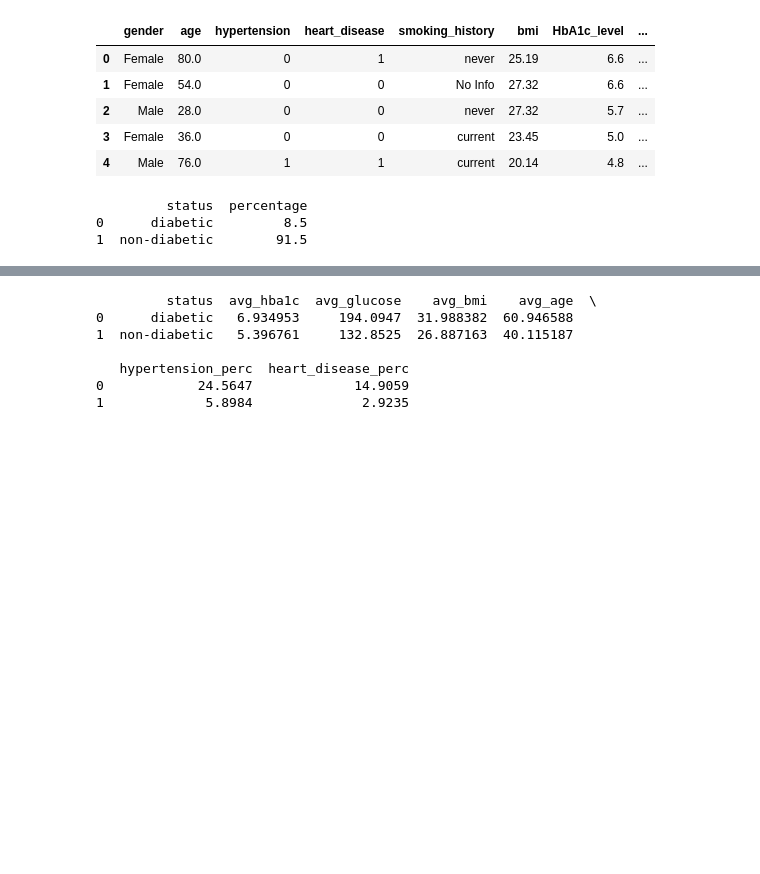
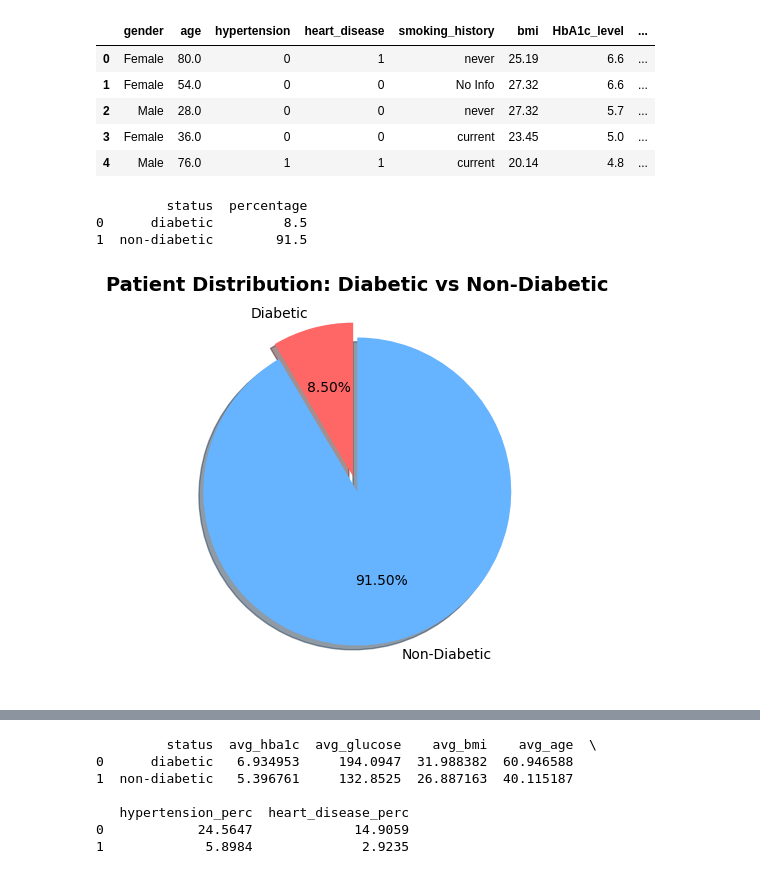
Before and after one commit to kunwarsaurav/disease-prediction-, a Jupyter notebook: eda.ipynb, the cells around one changed output, grey strips where cells are left out. Drawn from its saved outputs; the diff is of its cells as text; code cells hidden in the pictures; blank space fills up the shorter version.

```diff
--- a/eda.ipynb
+++ b/eda.ipynb
@@ -22,14 +24,36 @@ df.head()
 # %%
 with open('sql/percentage.sql','r') as f:
     query = f.read()
 
 result = pd.read_sql(query, engine)
 
 print(result)
+
+
+
+plt.figure(figsize=(5,5))
+
+colors =['#ff6666', '#66b3ff']
+
+explode = (0.1,0)
+
+plt.pie(
+    result['percentage'],
+    labels=result['status'].str.title(),
+    autopct='%1.2f%%',
+    startangle=90,
+    colors= colors,
+    explode=explode,
+    shadow=True
+)
+
+plt.title('Patient Distribution: Diabetic vs Non-Diabetic', fontsize= 14, fontweight= 'bold')
+plt.show()
 # %% [output]
          status  percentage
 0      diabetic         8.5
 1  non-diabetic        91.5
+[figure, added]
 # %%
 with open('sql/agegroup.sql') as f:
     query= f.read()
```
Also changed, not shown: parts of 4 cells of this notebook.
